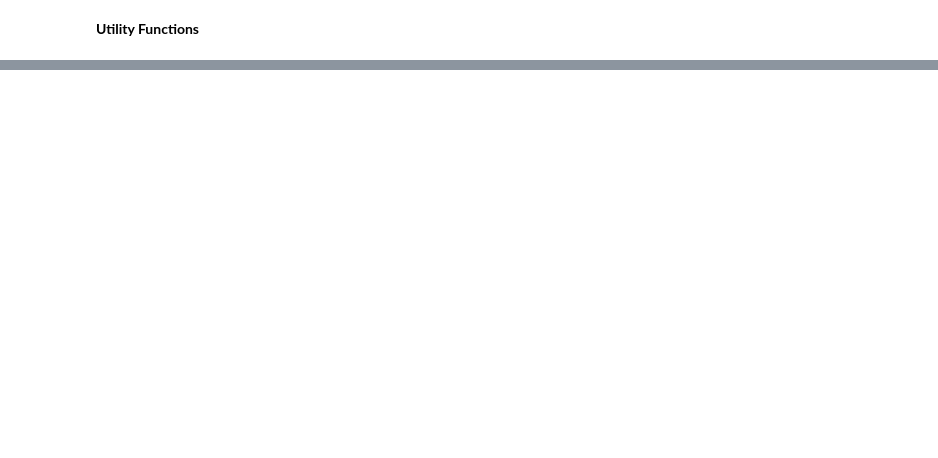
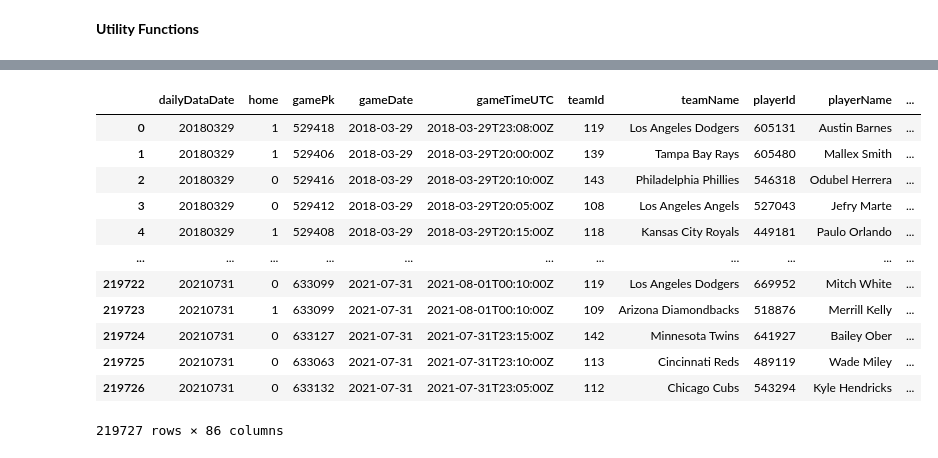
Before and after one commit to indrajeetapache/kaggle-solutions, a Jupyter notebook: MLB Player Digital Engagement Forecasting/MLB Player Digital Engagement Forecasting soultion.ipynb, the cells around one changed output, grey strips where cells are left out. Saved outputs shown, nothing was run; the diff lists cells and outputs as text; code cells hidden in the pictures; blank space fills up the shorter version.

Commit message:
Kaggle Notebook | MLB Player Digital Engagement Forecasting soultion | Version 9

```diff
--- a/MLB Player Digital Engagement Forecasting/MLB Player Digital Engagement Forecasting soultion.ipynb
+++ b/MLB Player Digital Engagement Forecasting/MLB Player Digital Engagement Forecasting soultion.ipynb
@@ -135,0 +178,3 @@ def unnest(data, name):
+# %%
+eng = unnest(train, 'nextDayPlayerEngagement')
+p_box_scores_og = unnest(train, 'playerBoxScores')
@@ -135,0 +199,16 @@ def unnest(data, name):
+# %%
+p_box_scores_og
+# %% [output]
+|  | dailyDataDate | home | gamePk | gameDate | gameTimeUTC | teamId | teamName | playerId | playerName | ... |
+| 0 | 20180329 | 1 | 529418 | 2018-03-29 | 2018-03-29T23:08:00Z | 119 | Los Angeles Dodgers | 605131 | Austin Barnes | ... |
+| 1 | 20180329 | 1 | 529406 | 2018-03-29 | 2018-03-29T20:00:00Z | 139 | Tampa Bay Rays | 605480 | Mallex Smith | ... |
+| 2 | 20180329 | 0 | 529416 | 2018-03-29 | 2018-03-29T20:10:00Z | 143 | Philadelphia Phillies | 546318 | Odubel Herrera | ... |
+| 3 | 20180329 | 0 | 529412 | 2018-03-29 | 2018-03-29T20:05:00Z | 108 | Los Angeles Angels | 527043 | Jefry Marte | ... |
+| 4 | 20180329 | 1 | 529408 | 2018-03-29 | 2018-03-29T20:15:00Z | 118 | Kansas City Royals | 449181 | Paulo Orlando | ... |
+| ... | ... | ... | ... | ... | ... | ... | ... | ... | ... | ... |
+| 219722 | 20210731 | 0 | 633099 | 2021-07-31 | 2021-08-01T00:10:00Z | 119 | Los Angeles Dodgers | 669952 | Mitch White | ... |
+| 219723 | 20210731 | 1 | 633099 | 2021-07-31 | 2021-08-01T00:10:00Z | 109 | Arizona Diamondbacks | 518876 | Merrill Kelly | ... |
+| 219724 | 20210731 | 0 | 633127 | 2021-07-31 | 2021-07-31T23:15:00Z | 142 | Minnesota Twins | 641927 | Bailey Ober | ... |
+| 219725 | 20210731 | 0 | 633063 | 2021-07-31 | 2021-07-31T23:10:00Z | 113 | Cincinnati Reds | 489119 | Wade Miley | ... |
+| 219726 | 20210731 | 0 | 633132 | 2021-07-31 | 2021-07-31T23:05:00Z | 112 | Chicago Cubs | 543294 | Kyle Hendricks | ... |
+219727 rows × 86 columns
```
Also changed, not shown: parts of 6 cells of this notebook.
